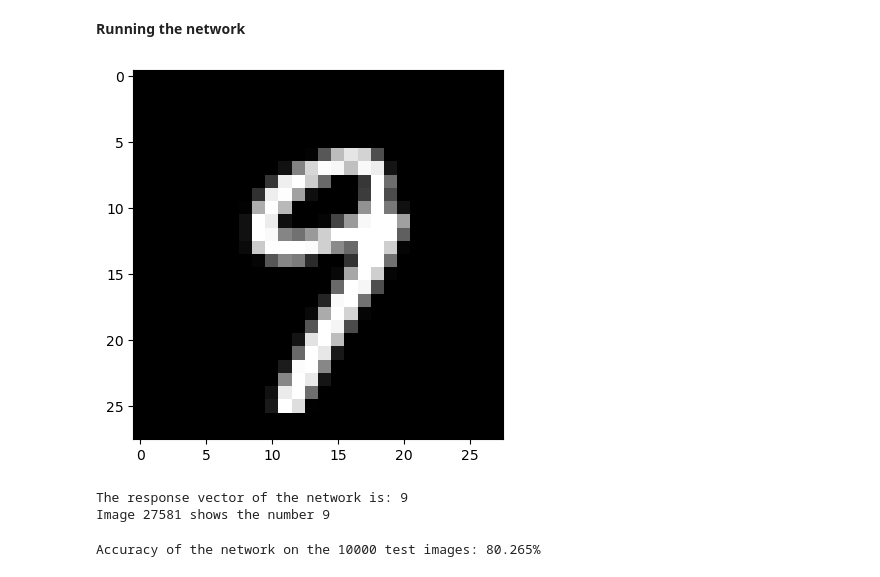
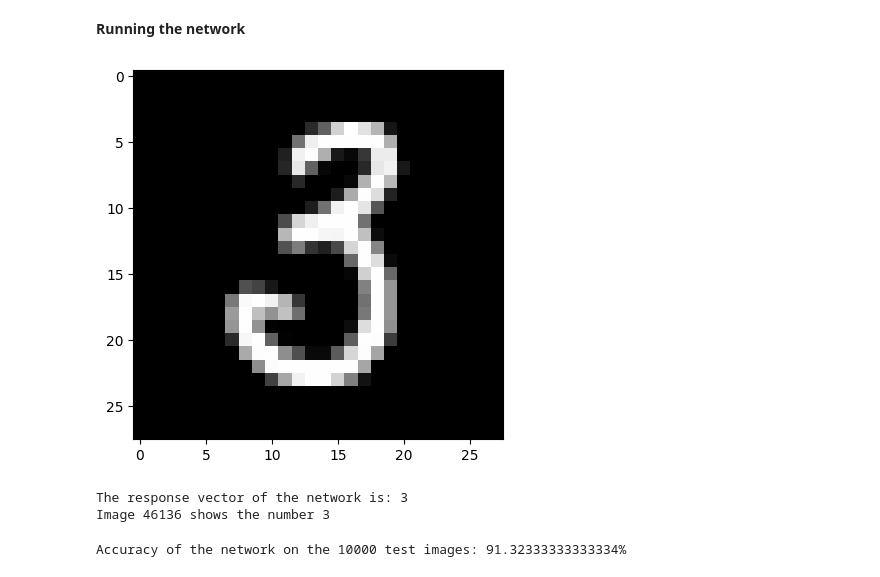
Before and after one commit to Tycho887/INF200, a Jupyter notebook: exercises/challenge_assignment.ipynb, the cells around one changed output. Saved outputs shown, nothing was run; the diff lists cells and outputs as text; code cells hidden in the pictures.

Commit message:
upgraded model, 91% accurate

```diff
--- a/exercises/challenge_assignment.ipynb
+++ b/exercises/challenge_assignment.ipynb
@@ -48,27 +48,32 @@ net = Net()
 # %% [markdown]
 **Network training**
 # %%
-criterion = nn.CrossEntropyLoss()
-optimizer = optim.SGD(net.parameters(), lr=0.001, momentum=0.9)
-
-# Define data transformations and load the MNIST dataset
-transform = transforms.Compose([transforms.ToTensor(), transforms.Normalize((0.5,), (0.5,))])
-
-train_dataset = datasets.MNIST(root='./data', train=True, transform=transform, download=True)
-train_loader = DataLoader(train_dataset, batch_size=64, shuffle=True)
-
-# Use DataParallel to utilize multiple CPU cores
-if torch.cuda.device_count() > 1:
+# Use DataParallel to utilize multiple CPU cores (after the model creation)
+if torch.cuda.device_count() >= 1:
     print(f"Using {torch.cuda.device_count()} GPUs!")
     net = nn.DataParallel(net)
 else:
     print("Using CPU!")
 
+# Move the model to the device (CPU or GPU)
+device = torch.device("cuda:0" if torch.cuda.is_available() else "cpu")
+net.to(device)
+
+# Define data transformations and load the MNIST dataset
+transform = transforms.Compose([transforms.ToTensor(), transforms.Normalize((0.5,), (0.5,))])
+train_dataset = datasets.MNIST(root='./data', train=True, transform=transform, download=True)
+train_loader = DataLoader(train_dataset, batch_size=64, shuffle=True)
+
+# Define loss and optimizer
+criterion = nn.CrossEntropyLoss()
+optimizer = optim.SGD(net.parameters(), lr=0.00001, momentum=0.9)
+
 # Training loop
-for epoch in range(100):  # You can adjust the number of epochs
+for epoch in range(50):  # You can adjust the number of epochs
     running_loss = 0.0
     for i, data in enumerate(train_loader, 0):
         inputs, labels = data
+        inputs, labels = inputs.to(device), labels.to(device)
         optimizer.zero_grad()
         outputs = net(inputs)
         loss = criterion(outputs, labels)
@@ -130,23 +135,23 @@ def read_from_file(name=data_dir / "image_19961.txt"):
 **Running the network**
 # %%
 # Choose an index to select one of the images
-image_index = 27581
+image_index = 46136
 mnist_dataset = get_mnist()
 x, image, label = return_image(image_index, mnist_dataset) # This here reads image {image_index} from the mnist dataset.
 x_file = read_from_file() # In case you were not able to install torchvision, you can use this read_from_file function
 
 
-response_vector = net.forward(torch.tensor(x)).detach().numpy()
+response_vector = net.forward(torch.tensor(x).to(device)).detach().cpu().numpy()
 
 plt.imshow(image, cmap='gray')
 plt.show()
 
 print(f"The response vector of the network is: {np.argmax(response_vector)}")
 print(f"Image {image_index} shows the number {label}")
 # %% [output]
-[figure, old version]
+[figure, new version]
-The response vector of the network is: 9
-Image 27581 shows the number 9
+The response vector of the network is: 3
+Image 46136 shows the number 3
 # %%
 # neural network tester
 
@@ -166,4 +171,4 @@ def test_neural_network(net, mnist_dataset):
 
 test_neural_network(net, get_mnist())
 # %% [output]
-Accuracy of the network on the 10000 test images: 80.265%
+Accuracy of the network on the 10000 test images: 91.32333333333334%
```
Also changed, not shown: parts of 1 cell of this notebook, 2 other files.
